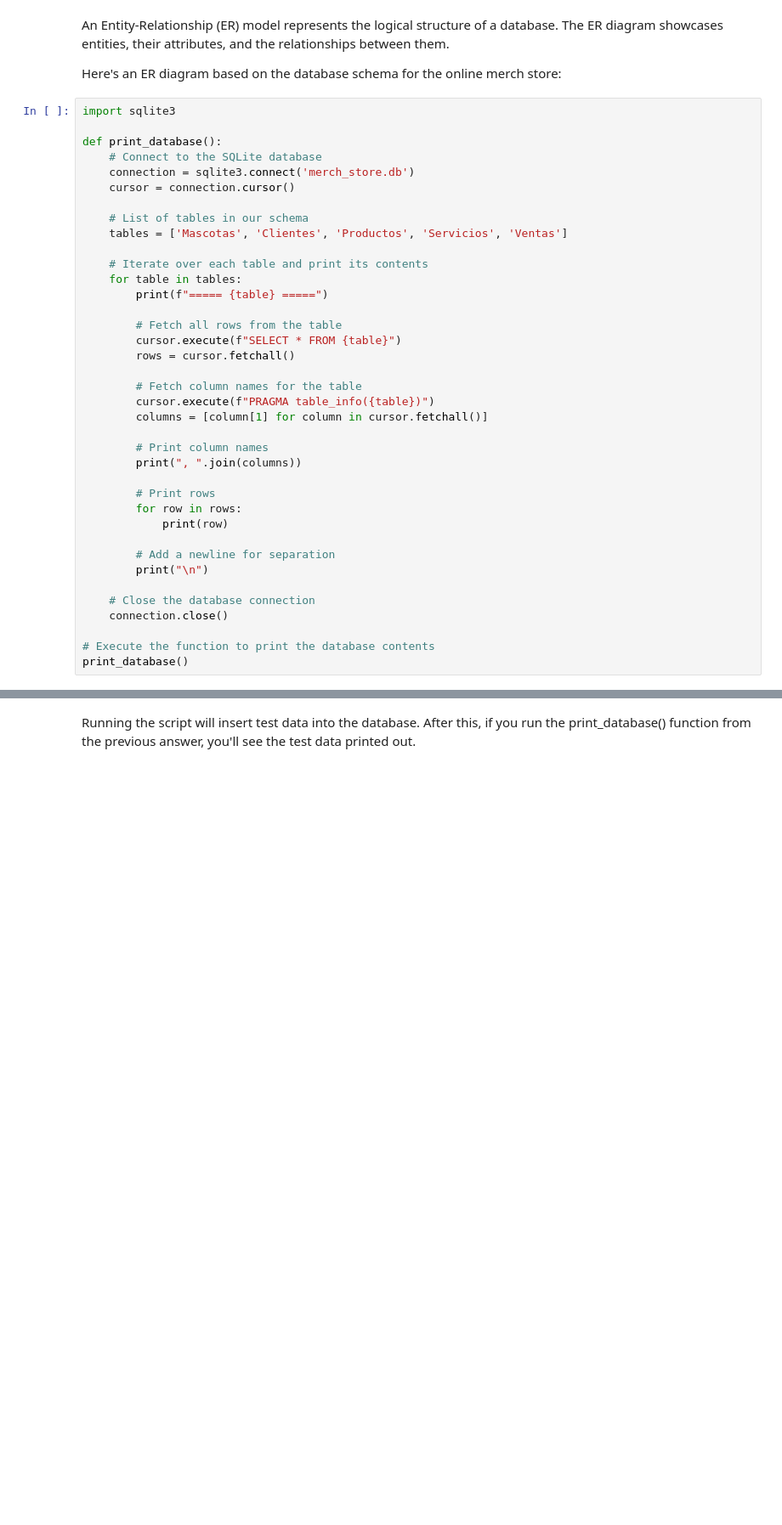
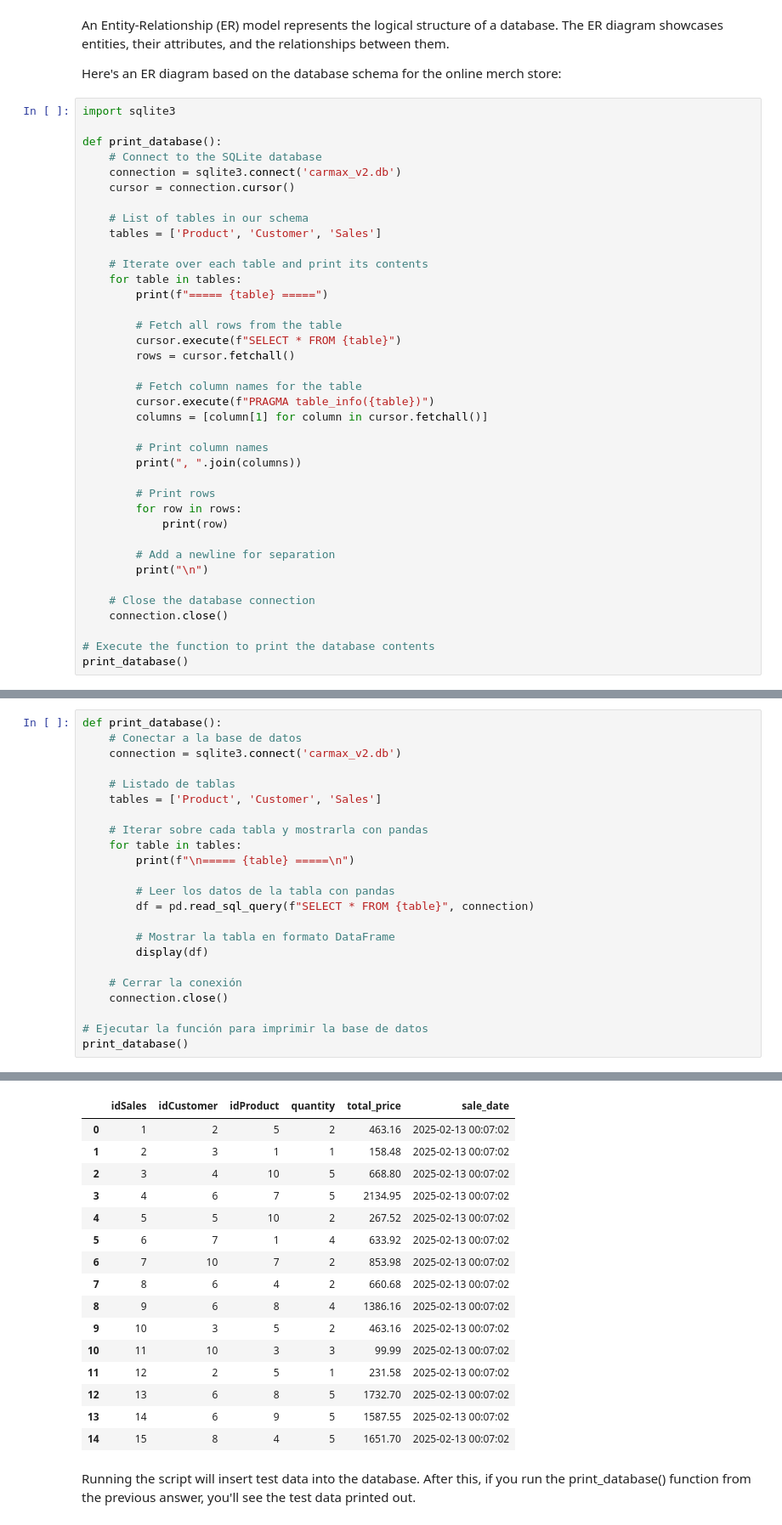
Before and after one commit to Majumota/ConstruccionDB_12FEB, a Jupyter notebook: Construcción_DB_Taller_BI_Majumota.ipynb, the cells around one changed output, grey strips where cells are left out. Shown at 85% size. Drawn from its saved outputs; the diff is of its cells as text; blank space fills up the shorter version.

```diff
--- a/Construcción_DB_Taller_BI_Majumota.ipynb
+++ b/Construcción_DB_Taller_BI_Majumota.ipynb
@@ -106,11 +74,11 @@ import sqlite3
 
 def print_database():
     # Connect to the SQLite database
-    connection = sqlite3.connect('merch_store.db')
+    connection = sqlite3.connect('carmax_v2.db')
     cursor = connection.cursor()
 
     # List of tables in our schema
-    tables = ['Mascotas', 'Clientes', 'Productos', 'Servicios', 'Ventas']
+    tables = ['Product', 'Customer', 'Sales']
 
     # Iterate over each table and print its contents
     for table in tables:
@@ -160,0 +222,24 @@ IDVenta, IDProducto, IDServicio, CantidadVenta, PrecioUnidad, TotalVenta, FechaV
+# %%
+def print_database():
+    # Conectar a la base de datos
+    connection = sqlite3.connect('carmax_v2.db')
+
+    # Listado de tablas
+    tables = ['Product', 'Customer', 'Sales']
+
+    # Iterar sobre cada tabla y mostrarla con pandas
+    for table in tables:
+        print(f"\n===== {table} =====\n")
+
+        # Leer los datos de la tabla con pandas
+        df = pd.read_sql_query(f"SELECT * FROM {table}", connection)
+
+        # Mostrar la tabla en formato DataFrame
+        display(df)
+
+    # Cerrar la conexión
+    connection.close()
+
+# Ejecutar la función para imprimir la base de datos
+print_database()
+# %% [output]
@@ -161,3 +271,19 @@ IDVenta, IDProducto, IDServicio, CantidadVenta, PrecioUnidad, TotalVenta, FechaV
+|  | idSales | idCustomer | idProduct | quantity | total_price | sale_date |
+| 0 | 1 | 2 | 5 | 2 | 463.16 | 2025-02-13 00:07:02 |
+| 1 | 2 | 3 | 1 | 1 | 158.48 | 2025-02-13 00:07:02 |
+| 2 | 3 | 4 | 10 | 5 | 668.80 | 2025-02-13 00:07:02 |
+| 3 | 4 | 6 | 7 | 5 | 2134.95 | 2025-02-13 00:07:02 |
+| 4 | 5 | 5 | 10 | 2 | 267.52 | 2025-02-13 00:07:02 |
+| 5 | 6 | 7 | 1 | 4 | 633.92 | 2025-02-13 00:07:02 |
+| 6 | 7 | 10 | 7 | 2 | 853.98 | 2025-02-13 00:07:02 |
+| 7 | 8 | 6 | 4 | 2 | 660.68 | 2025-02-13 00:07:02 |
+| 8 | 9 | 6 | 8 | 4 | 1386.16 | 2025-02-13 00:07:02 |
+| 9 | 10 | 3 | 5 | 2 | 463.16 | 2025-02-13 00:07:02 |
+| 10 | 11 | 10 | 3 | 3 | 99.99 | 2025-02-13 00:07:02 |
+| 11 | 12 | 2 | 5 | 1 | 231.58 | 2025-02-13 00:07:02 |
+| 12 | 13 | 6 | 8 | 5 | 1732.70 | 2025-02-13 00:07:02 |
+| 13 | 14 | 6 | 9 | 5 | 1587.55 | 2025-02-13 00:07:02 |
+| 14 | 15 | 8 | 4 | 5 | 1651.70 | 2025-02-13 00:07:02 |
 # %% [markdown]
 Running the script will insert test data into the database. After this, if you run the print_database() function from the previous answer, you'll see the test data printed out.
 # %%
```
Also changed, not shown: parts of 18 cells of this notebook.
